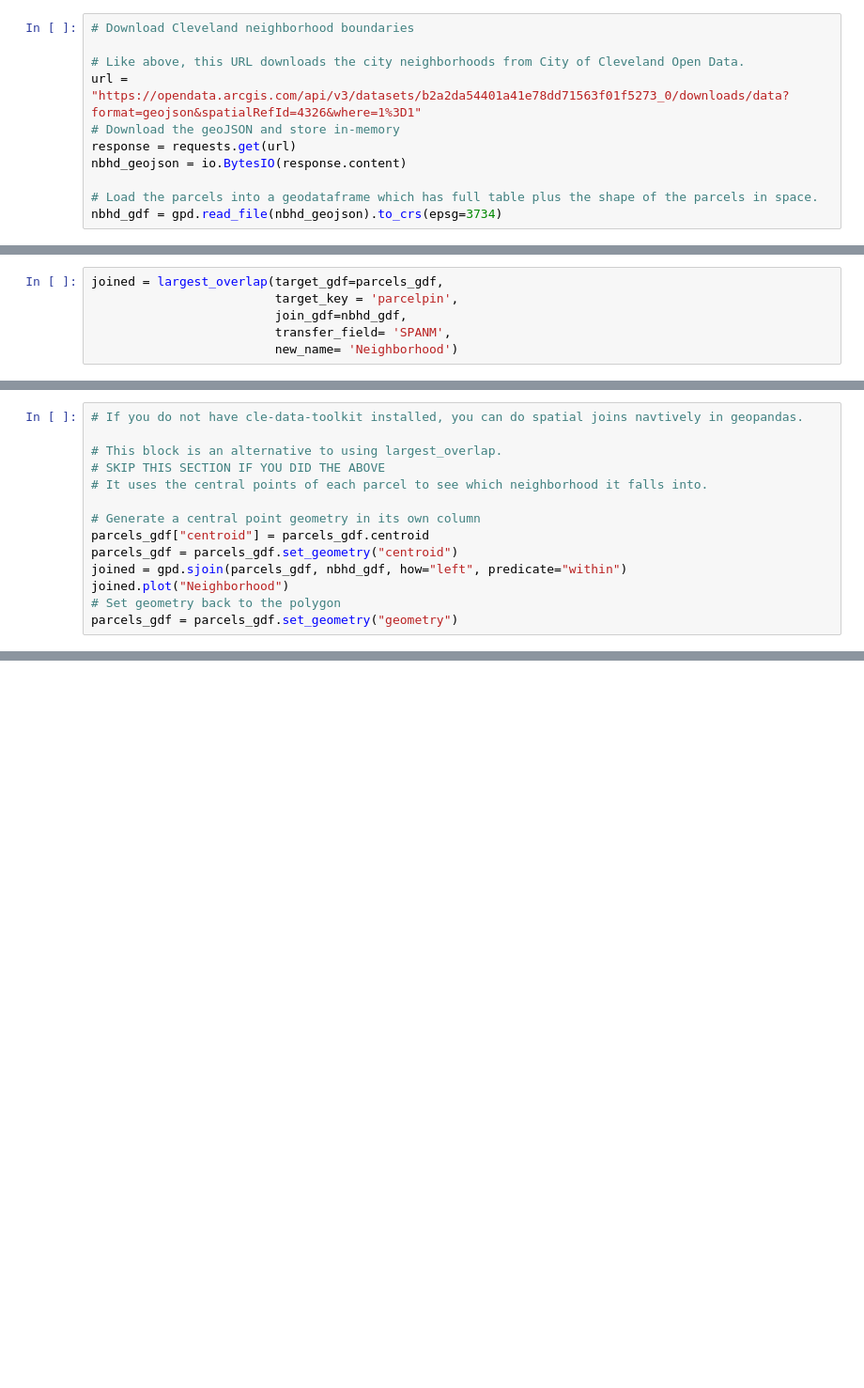
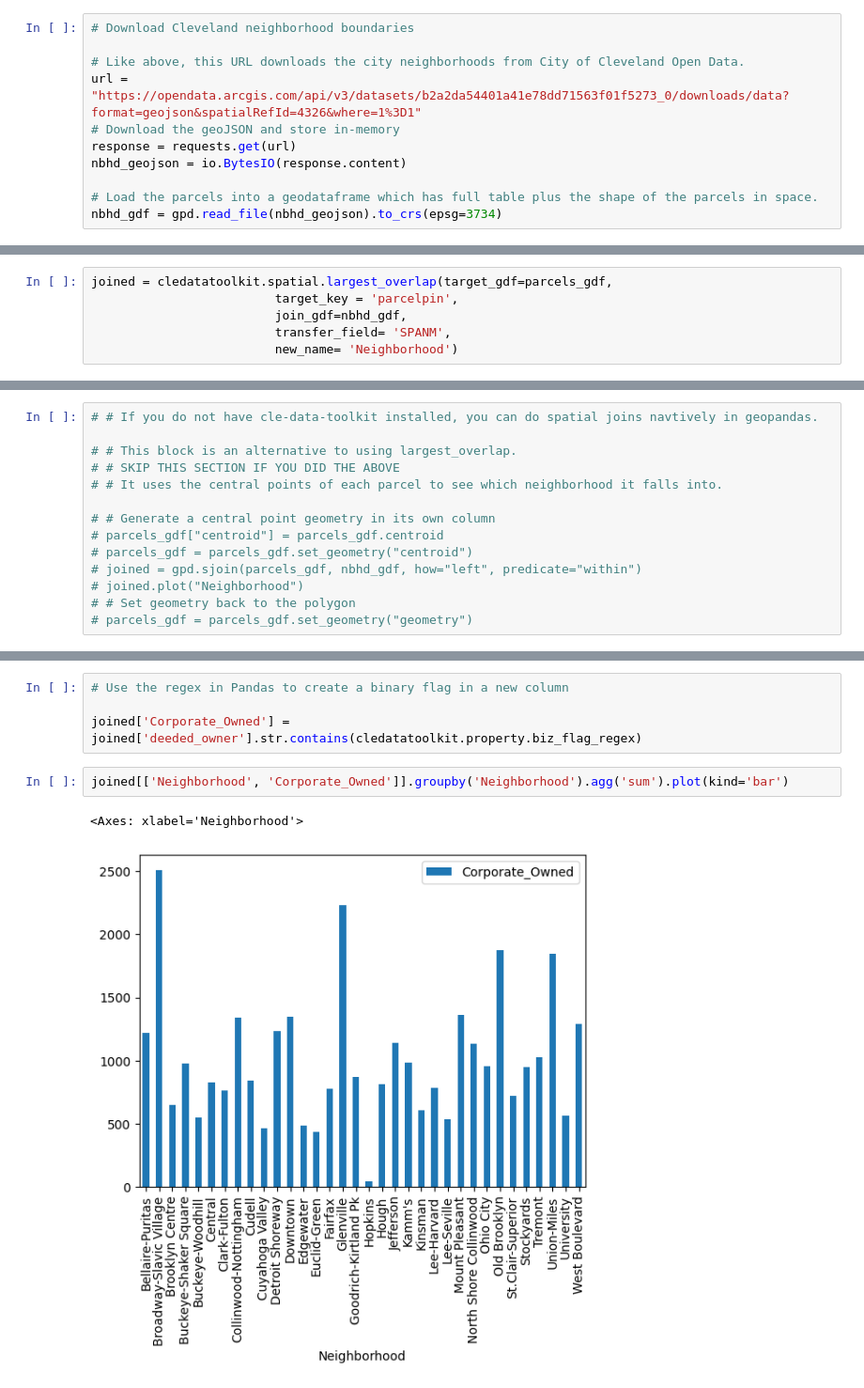
Before and after one commit to City-of-Cleveland/open-data-examples, a Jupyter notebook: property/01-County Property Data Ownership Analysis.ipynb, the cells around one changed output, grey strips where cells are left out. Shown at 94% size. Drawn from its saved outputs; the diff is of its cells as text; blank space fills up the shorter version.

Commit message:
Plotting corp owned by neighborhood

```diff
--- a/property/01-County Property Data Ownership Analysis.ipynb
+++ b/property/01-County Property Data Ownership Analysis.ipynb
@@ -49,5 +47,5 @@ from cledatatoolkit.spatial import largest_overlap
 # %%
-joined = largest_overlap(target_gdf=parcels_gdf,
+joined = cledatatoolkit.spatial.largest_overlap(target_gdf=parcels_gdf,
                          target_key = 'parcelpin',
                          join_gdf=nbhd_gdf,
                          transfer_field= 'SPANM',
@@ -66,16 +64,16 @@ axes[1].set_title = 'Parcels Joined'
 # %% [output]
 [figure]
 # %%
-# If you do not have cle-data-toolkit installed, you can do spatial joins navtively in geopandas.
+# # If you do not have cle-data-toolkit installed, you can do spatial joins navtively in geopandas.
 
-# This block is an alternative to using largest_overlap.
-# SKIP THIS SECTION IF YOU DID THE ABOVE
-# It uses the central points of each parcel to see which neighborhood it falls into.
+# # This block is an alternative to using largest_overlap.
+# # SKIP THIS SECTION IF YOU DID THE ABOVE
+# # It uses the central points of each parcel to see which neighborhood it falls into.
 
-# Generate a central point geometry in its own column
-parcels_gdf["centroid"] = parcels_gdf.centroid
-parcels_gdf = parcels_gdf.set_geometry("centroid")
-joined = gpd.sjoin(parcels_gdf, nbhd_gdf, how="left", predicate="within")
-joined.plot("Neighborhood")
-# Set geometry back to the polygon
-parcels_gdf = parcels_gdf.set_geometry("geometry")
+# # Generate a central point geometry in its own column
+# parcels_gdf["centroid"] = parcels_gdf.centroid
+# parcels_gdf = parcels_gdf.set_geometry("centroid")
+# joined = gpd.sjoin(parcels_gdf, nbhd_gdf, how="left", predicate="within")
+# joined.plot("Neighborhood")
+# # Set geometry back to the polygon
+# parcels_gdf = parcels_gdf.set_geometry("geometry")
@@ -92,0 +97,9 @@ The `cledatatoolkit` has a library of regular expressions tailored to parse thro
+# %%
+# Use the regex in Pandas to create a binary flag in a new column
+
+joined['Corporate_Owned'] =  joined['deeded_owner'].str.contains(cledatatoolkit.property.biz_flag_regex)
+# %%
+joined[['Neighborhood', 'Corporate_Owned']].groupby('Neighborhood').agg('sum').plot(kind='bar')
+# %% [output]
+<Axes: xlabel='Neighborhood'>
+[figure, added]
```
Also changed, not shown: parts of 7 cells of this notebook.
